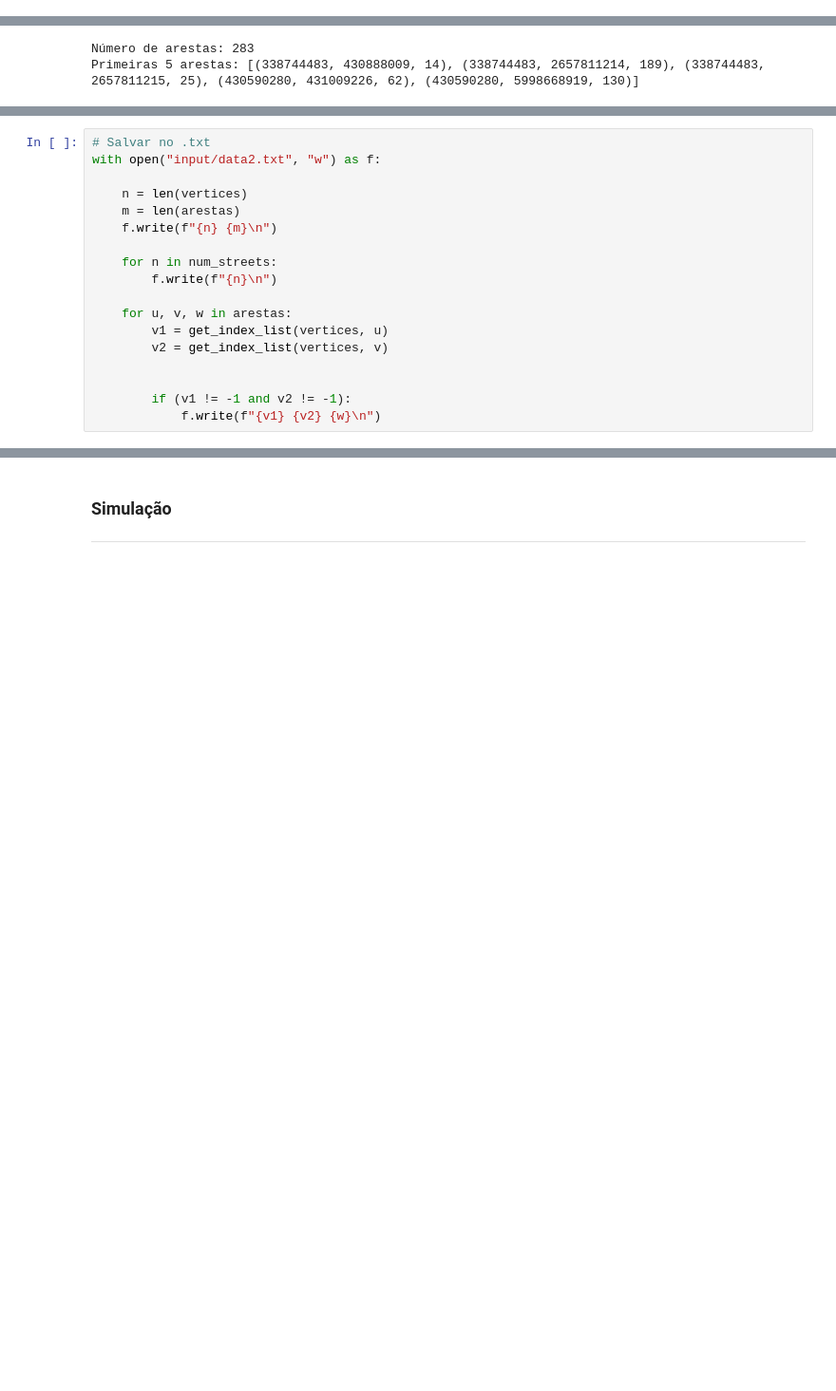
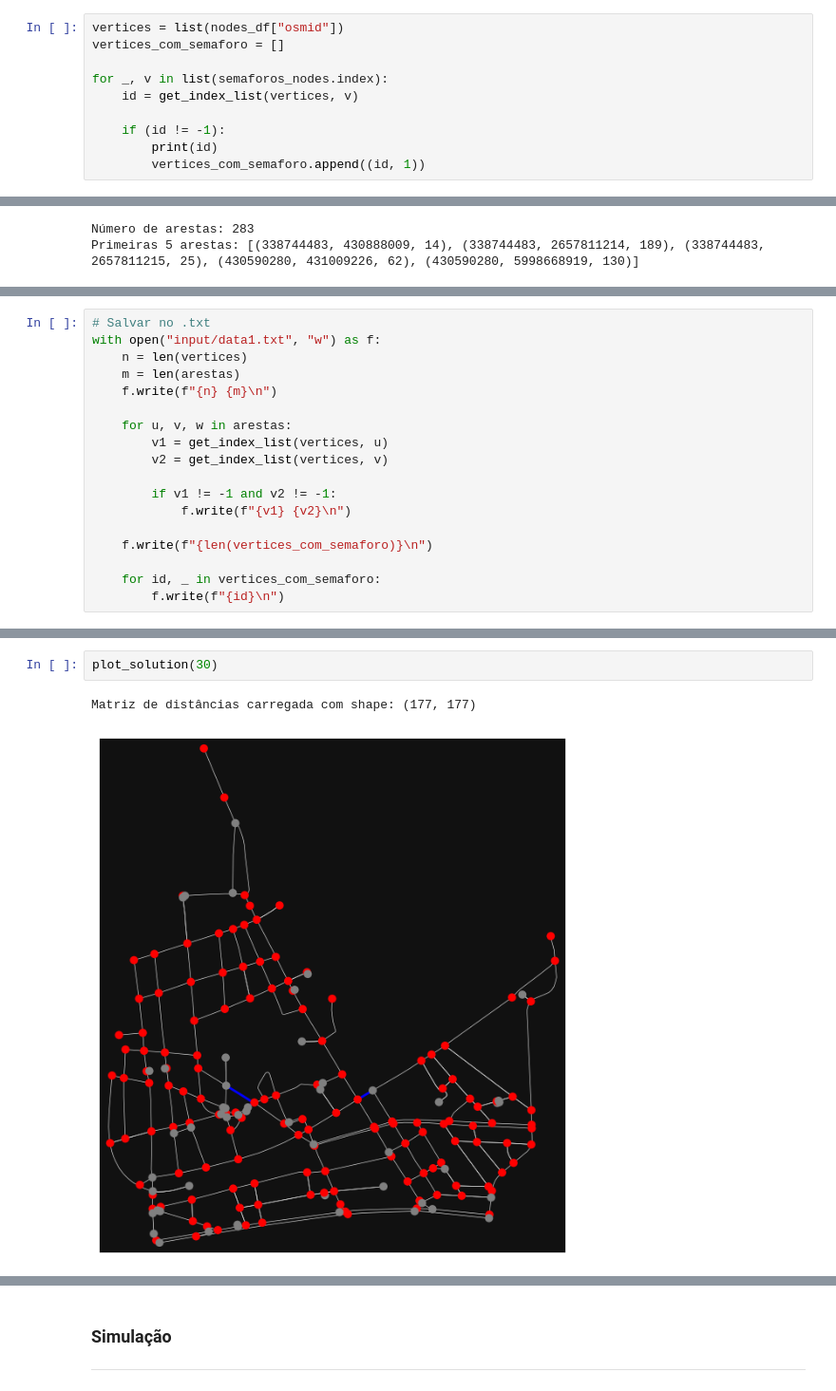
Before and after one commit to Viihtorugo/cc-pesquisa-operacional-2024.2, a Jupyter notebook: artigo/src/create_data.ipynb, the cells around one changed output, grey strips where cells are left out. Shown at 95% size. Cells and saved outputs as stored; diff of their text form; blank space fills up the shorter version.

```diff
--- a/artigo/src/create_data.ipynb
+++ b/artigo/src/create_data.ipynb
@@ -115,0 +132,10 @@ def get_index_list(arr: list, value):
+# %%
+vertices = list(nodes_df["osmid"])
+vertices_com_semaforo = []
+
+for _, v in list(semaforos_nodes.index):
+    id = get_index_list(vertices, v)
+
+    if (id != -1):
+        print(id)
+        vertices_com_semaforo.append((id, 1))
@@ -127,18 +207,18 @@ Primeiras 5 arestas: [(338744483, 430888009, 14), (338744483, 2657811214, 189),
 # %%
 # Salvar no .txt
-with open("input/data2.txt", "w") as f:
-
+with open("input/data1.txt", "w") as f:
     n = len(vertices)
     m = len(arestas)
     f.write(f"{n} {m}\n")
-
-    for n in num_streets:
-        f.write(f"{n}\n")
 
     for u, v, w in arestas:
         v1 = get_index_list(vertices, u)
         v2 = get_index_list(vertices, v)
 
+        if v1 != -1 and v2 != -1:
+            f.write(f"{v1} {v2}\n")
 
-        if (v1 != -1 and v2 != -1):
-            f.write(f"{v1} {v2} {w}\n")
+    f.write(f"{len(vertices_com_semaforo)}\n")
+
+    for id, _ in vertices_com_semaforo:
+        f.write(f"{id}\n")
@@ -180,0 +366,5 @@ ox.plot_graph(grafo, node_color=node_colors, node_size=30, edge_color="lightgray
+# %%
+plot_solution(30)
+# %% [output]
+Matriz de distâncias carregada com shape: (177, 177)
+[figure, added]
```
Also changed, not shown: parts of 19 cells of this notebook, 16 other files.
